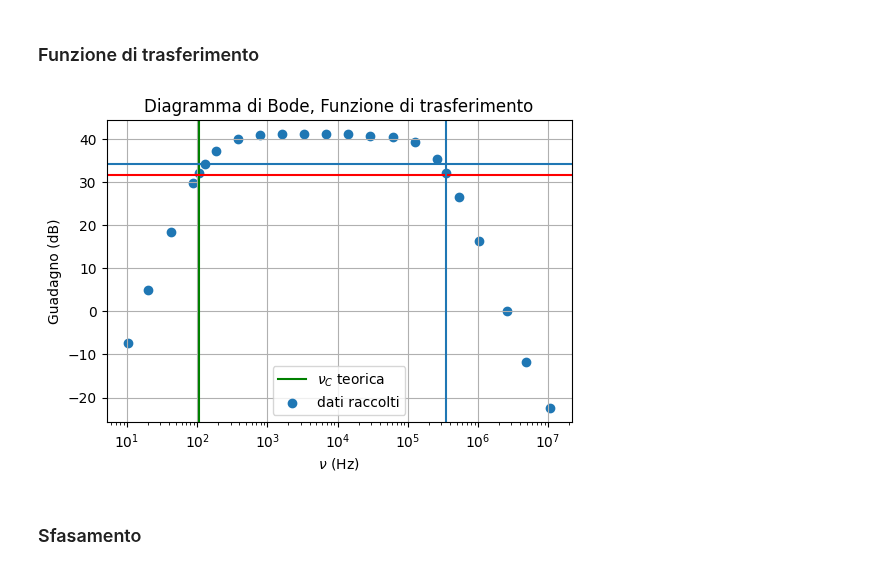
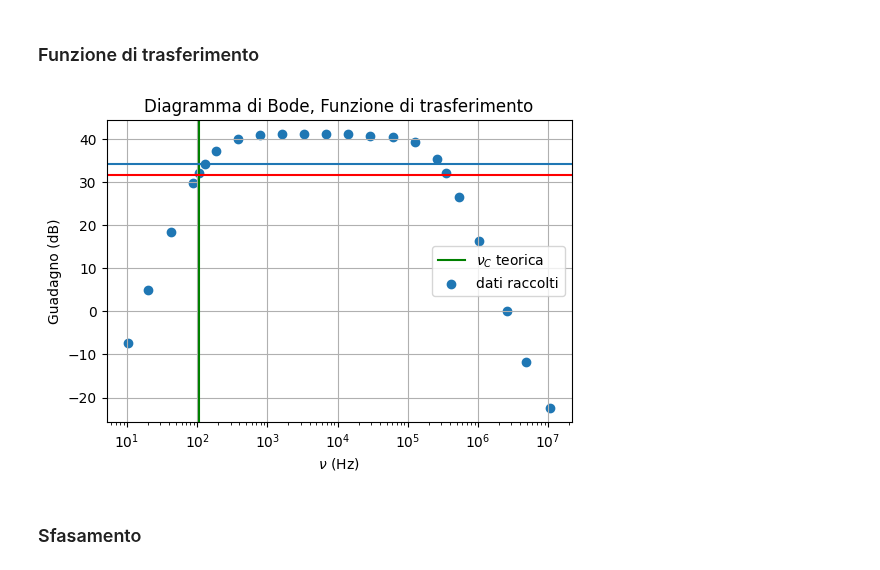
Before and after one commit to 1892051/LabSS, a Jupyter notebook: LabSS/esperienza_2/esp2.ipynb, the cells around one changed output. Saved outputs shown, nothing was run; the diff lists cells and outputs as text; code cells hidden in the pictures.

```diff
--- a/LabSS/esperienza_2/esp2.ipynb
+++ b/LabSS/esperienza_2/esp2.ipynb
@@ -93,21 +93,21 @@ df.to_latex()
 # %%
 plt.xscale("log")
 plt.scatter(nu,20*np.log(T), label="dati raccolti")
 #plt.axhline(-3, color="red", label="-3dB") # Bisogna vedere se T_max == 1, altrimenti credo che questa ordinata non sia corretta
 plt.axvline(nu_c_attesa, label="$\\nu_C$ teorica", color="green")
 plt.legend()
 plt.axhline(20*np.log(T.max()/np.sqrt(2)))
 plt.axhline(20*np.log( T.max()-3) ,color="red")
 
-plt.axvline(350000)
+#plt.axvline(350000)
 
 plt.xlabel("$\\nu$ (Hz)")
 plt.ylabel("Guadagno (dB)")
 plt.grid()
 plt.title("Diagramma di Bode, Funzione di trasferimento")
 plt.savefig("Bode_T.png", dpi=300)
 # %% [output]
-[figure, old version]
+[figure, new version]
 # %% [markdown]
 ### Sfasamento
 # %% [markdown]
```
Also changed, not shown: parts of 5 cells of this notebook, 1 other file.
